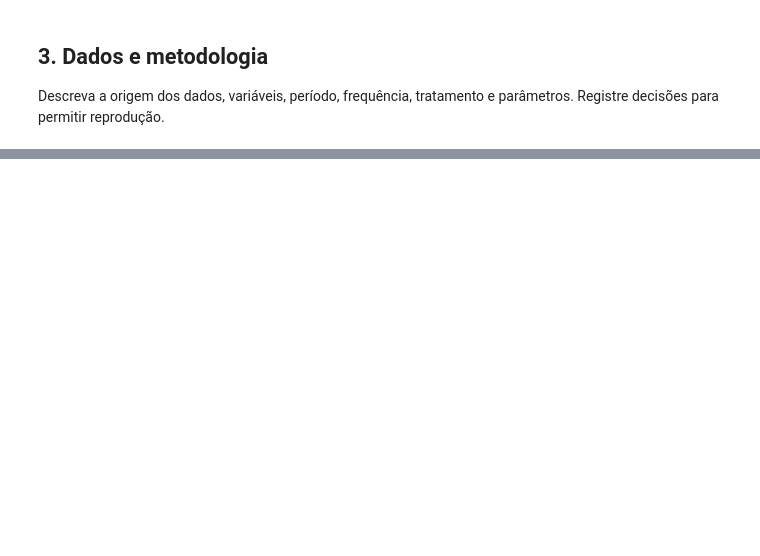
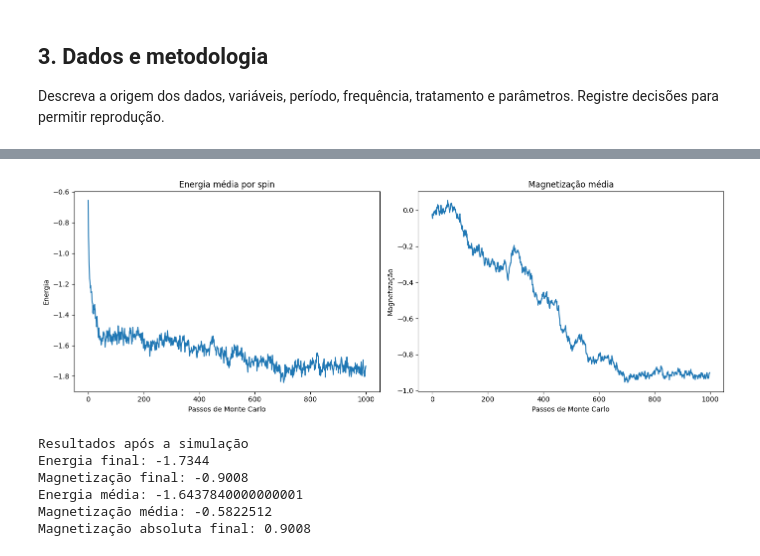
Before and after one commit to Raskonikov23/Statistical-Physics-Financial-Markets-main, a Jupyter notebook: notebooks/09_Modelo_de_Ising.ipynb, the cells around one changed output, grey strips where cells are left out. Saved outputs shown, nothing was run; the diff lists cells and outputs as text; code cells hidden in the pictures; blank space fills up the shorter version.

```diff
--- a/notebooks/09_Modelo_de_Ising.ipynb
+++ b/notebooks/09_Modelo_de_Ising.ipynb
@@ -28,0 +317,17 @@ Resuma os principais achados e indique a próxima etapa.
+# %%
+def calcular_energia(spins, J, h):
+
+    vizinhos = (
+        np.roll(spins, 1, axis=0) +
+        np.roll(spins, -1, axis=0) +
+        np.roll(spins, 1, axis=1) +
+        np.roll(spins, -1, axis=1)
+    )
+
+    energia_interacao = -J * np.sum(spins * vizinhos) / 2
+
+    energia_campo = -h * np.sum(spins)
+
+    energia_total = energia_interacao + energia_campo
+
+    return energia_total
@@ -28,0 +370,53 @@ Resuma os principais achados e indique a próxima etapa.
+# %%
+# Configuração inicial
+spins = np.random.choice([-1, 1], size=(L, L))
+
+passos = 1000
+
+energias = []
+magnetizacoes = []
+
+for passo in range(passos):
+
+    spins = metropolis(spins, J, h, T)
+
+    energia = calcular_energia(spins, J, h)
+    magnetizacao = np.sum(spins) / N
+
+    energias.append(energia / N)
+    magnetizacoes.append(magnetizacao)
+
+# Visualização dos resultados
+fig, axes = plt.subplots(1, 2, figsize=(14, 5))
+
+axes[0].plot(energias)
+axes[0].set_title("Energia média por spin")
+axes[0].set_xlabel("Passos de Monte Carlo")
+axes[0].set_ylabel("Energia")
+
+axes[1].plot(magnetizacoes)
+axes[1].set_title("Magnetização média")
+axes[1].set_xlabel("Passos de Monte Carlo")
+axes[1].set_ylabel("Magnetização")
+
+plt.tight_layout()
+plt.show()
+# %% [output]
+[figure, added]
+# %%
+print("Resultados após a simulação")
+
+print("Energia final:", energias[-1])
+print("Magnetização final:", magnetizacoes[-1])
+
+print("Energia média:", np.mean(energias))
+print("Magnetização média:", np.mean(magnetizacoes))
+
+print("Magnetização absoluta final:", abs(magnetizacoes[-1]))
+# %% [output]
+Resultados após a simulação
+Energia final: -1.7344
+Magnetização final: -0.9008
+Energia média: -1.6437840000000001
+Magnetização média: -0.5822512
+Magnetização absoluta final: 0.9008
```
Also changed, not shown: parts of 39 cells of this notebook.
